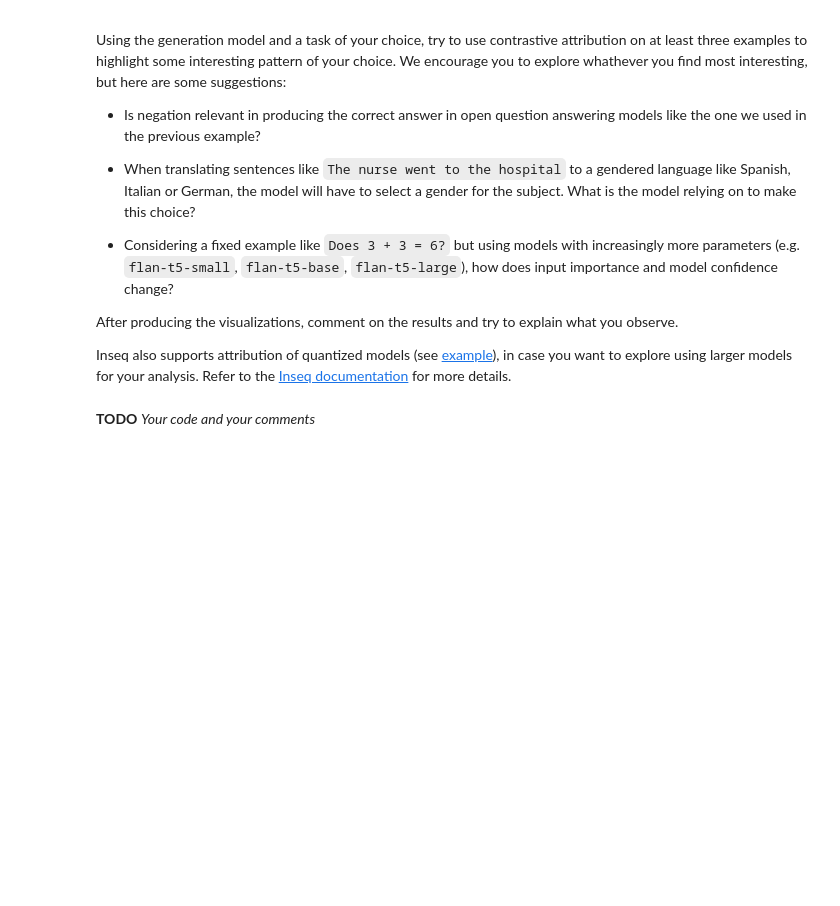
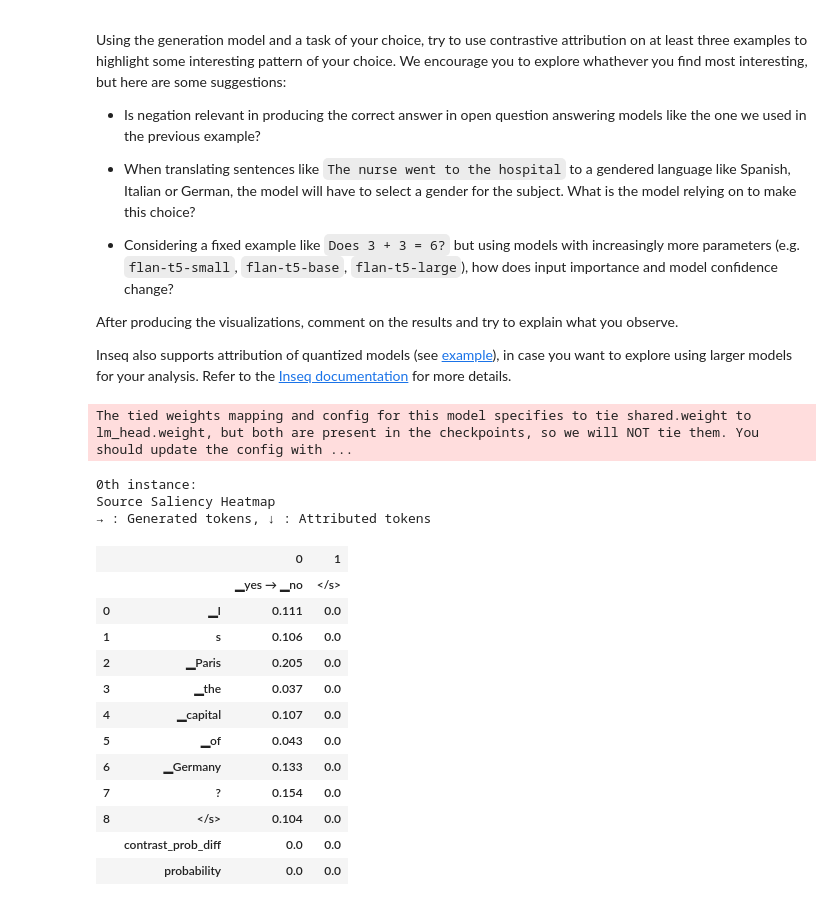
Before and after one commit to matildecmp/IK-NLP-Portfolios, a Jupyter notebook: notebooks/W5E_Inseq_Analysis.ipynb, the cells around one changed output. Saved outputs shown, nothing was run; the diff lists cells and outputs as text; code cells hidden in the pictures; blank space fills up the shorter version.

```diff
--- a/notebooks/W5E_Inseq_Analysis.ipynb
+++ b/notebooks/W5E_Inseq_Analysis.ipynb
@@ -222,5 +224,37 @@ Using the generation model and a task of your choice, try to use contrastive att
 After producing the visualizations, comment on the results and try to explain what you observe.
 
 Inseq also supports attribution of quantized models (see [example](https://inseq.readthedocs.io/examples/locate_gpt2_knowledge.html)), in case you want to explore using larger models for your analysis. Refer to the [Inseq documentation](https://inseq.readthedocs.io/) for more details.
-# %% [markdown]
-**TODO** *Your code and your comments*
+# %%
+# Example 1: Negation in factual questions
+
+import inseq
+
+model = inseq.load_model("google/flan-t5-base", "input_x_gradient")
+
+out = model.attribute(
+    "Is Paris the capital of Germany?",
+    "no",
+    attributed_fn="contrast_prob_diff",
+    step_scores=["contrast_prob_diff", "probability"],
+    contrast_targets="yes",
+)
+
+out.show()
+# %% [output]
+The tied weights mapping and config for this model specifies to tie shared.weight to lm_head.weight, but both are present in the checkpoints, so we will NOT tie them. You should update the config with ...
+0th instance:
+Source Saliency Heatmap
+→ : Generated tokens, ↓ : Attributed tokens
+|  |  | 0 | 1 |
+|  |  | ▁yes → ▁no | </s> |
+| 0 | ▁I | 0.111 | 0.0 |
+| 1 | s | 0.106 | 0.0 |
+| 2 | ▁Paris | 0.205 | 0.0 |
+| 3 | ▁the | 0.037 | 0.0 |
+| 4 | ▁capital | 0.107 | 0.0 |
+| 5 | ▁of | 0.043 | 0.0 |
+| 6 | ▁Germany | 0.133 | 0.0 |
+| 7 | ? | 0.154 | 0.0 |
+| 8 | </s> | 0.104 | 0.0 |
+|  | contrast_prob_diff | 0.0 | 0.0 |
+|  | probability | 0.0 | 0.0 |
```
Also changed, not shown: parts of 4 cells of this notebook.
